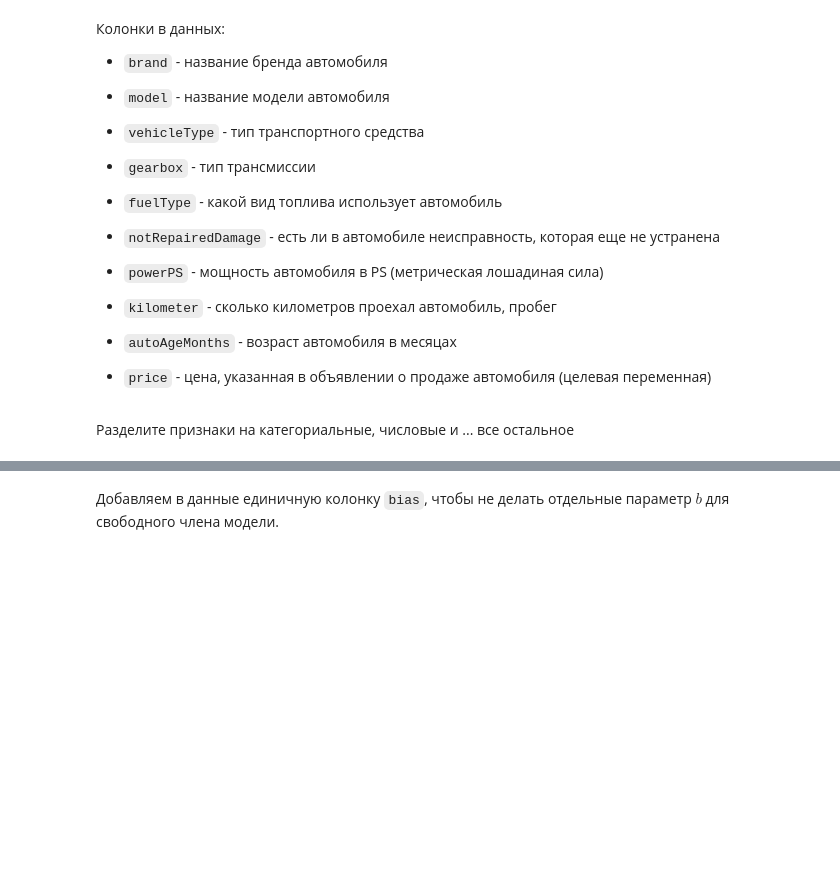
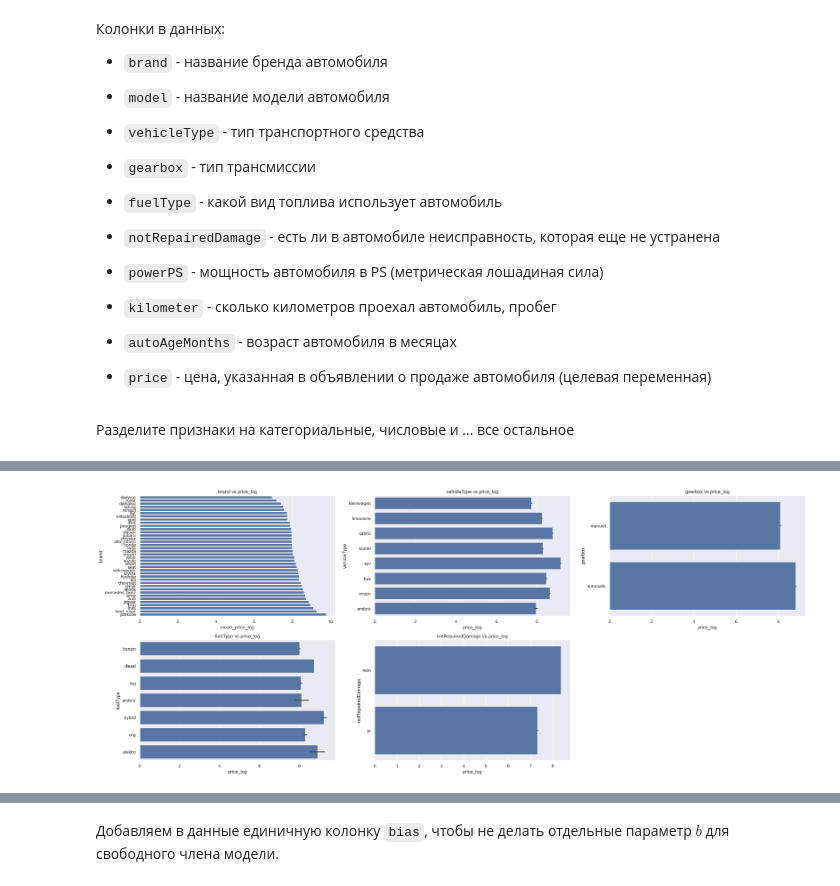
Before and after one commit to Shel2123/ML1_hw, a Jupyter notebook: hw2/Homework Practice 02 GD Соседов.ipynb, the cells around one changed output, grey strips where cells are left out. Drawn from its saved outputs; the diff is of its cells as text; code cells hidden in the pictures; blank space fills up the shorter version.

```diff
--- a/hw2/Homework Practice 02 GD Соседов.ipynb
+++ b/hw2/Homework Practice 02 GD Соседов.ipynb
@@ -543,0 +628,34 @@ other = []
+# %%
+fig, axes = plt.subplots(2, 3, figsize=(30, 12))
+axes = axes.flat
+
+for i, col in enumerate(categorical):
+    if categorical[i] in ["brand"]:
+        mean_df = (
+            data
+            .groupby(categorical[i], as_index=False)
+            .agg(mean_price_log=('price_log', 'mean'))
+            .sort_values('mean_price_log')
+        )
+
+        sns.barplot(
+            data=mean_df,
+            y=categorical[i],
+            x='mean_price_log',
+            ax=axes[i]
+        )
+    else:
+        sns.barplot(
+            data=data,
+            y=data[categorical[i]],
+            x='price_log',
+            ax=axes[i],
+
+        )
+    axes[i].set_title(f"{categorical[i]} vs price_log")
+
+for j in range(i + 1, len(axes)):
+    axes[j].axis('off')
+plt.show()
+# %% [output]
+[figure, added]
```
Also changed, not shown: parts of 24 cells of this notebook, 5 other files.
